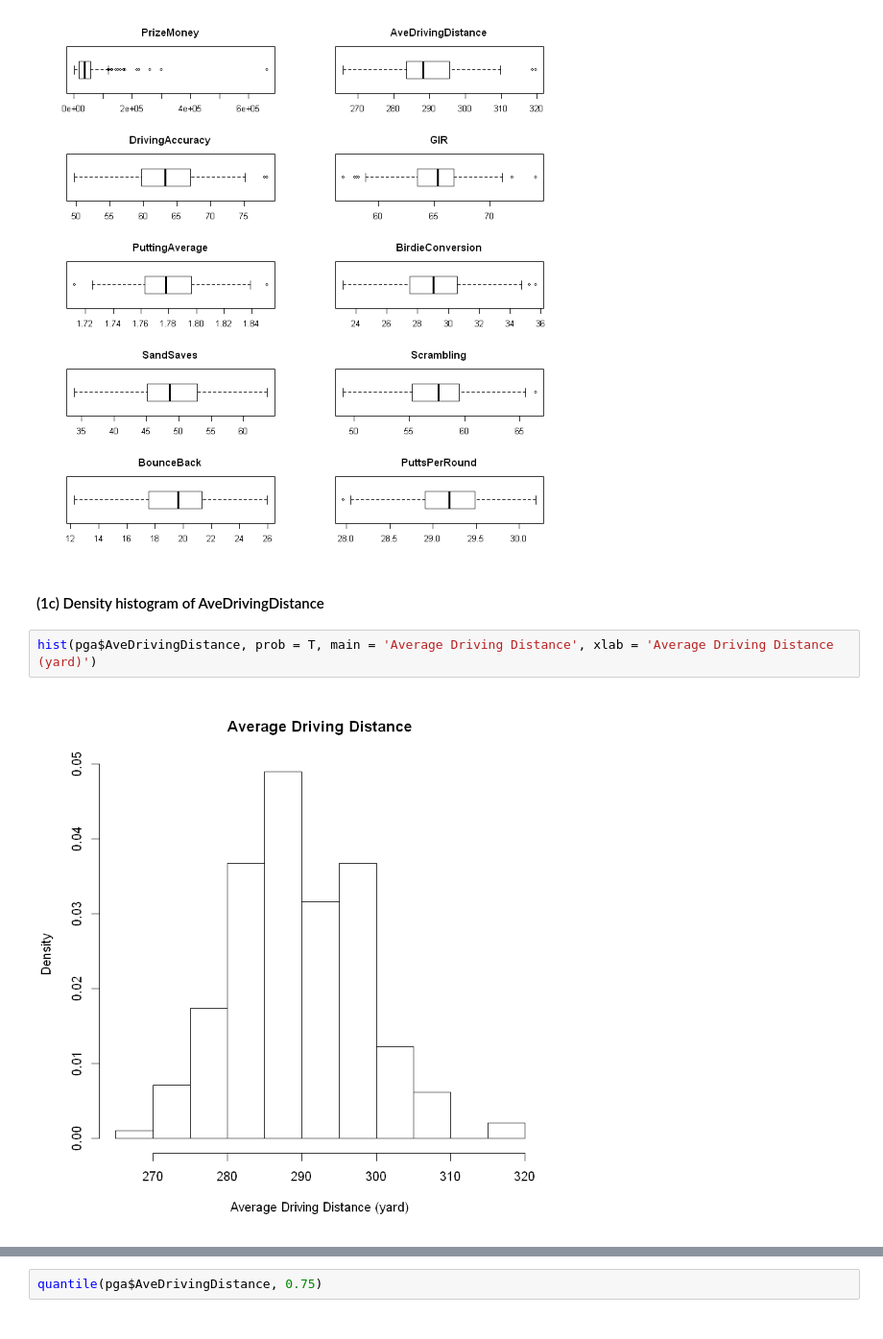
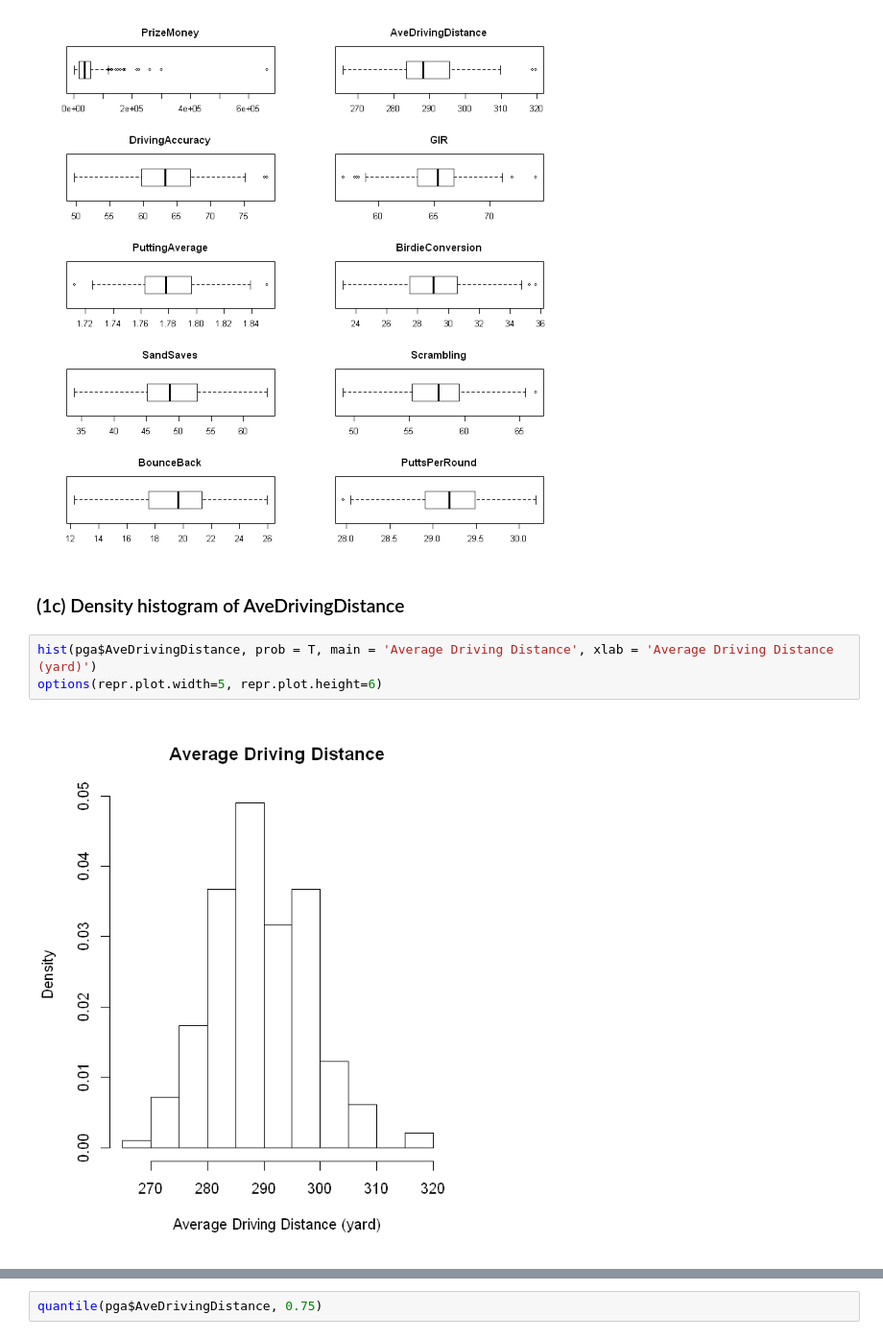
Before and after one commit to ngocdha/hw_Statistical_Learning, a Jupyter notebook: Labs/Lab_4/Untitled.ipynb, the cells around one changed output, grey strips where cells are left out. Shown: that part at 96% size. Drawn from its saved outputs; the diff is of its cells as text.

```diff
--- a/Labs/Lab_4/Untitled.ipynb
+++ b/Labs/Lab_4/Untitled.ipynb
@@ -83,9 +83,10 @@ for (i in pga[,2:11]) {
 # %% [output]
 [figure]
 # %% [markdown]
-#### (1c) Density histogram of AveDrivingDistance
+### (1c) Density histogram of AveDrivingDistance
 # %%
 hist(pga$AveDrivingDistance, prob = T, main = 'Average Driving Distance', xlab = 'Average Driving Distance (yard)')
+options(repr.plot.width=5, repr.plot.height=6)
 # %% [output]
-[figure, old version]
+[figure, new version]
 # %% [markdown]
```
Also changed, not shown: parts of 81 cells of this notebook.
